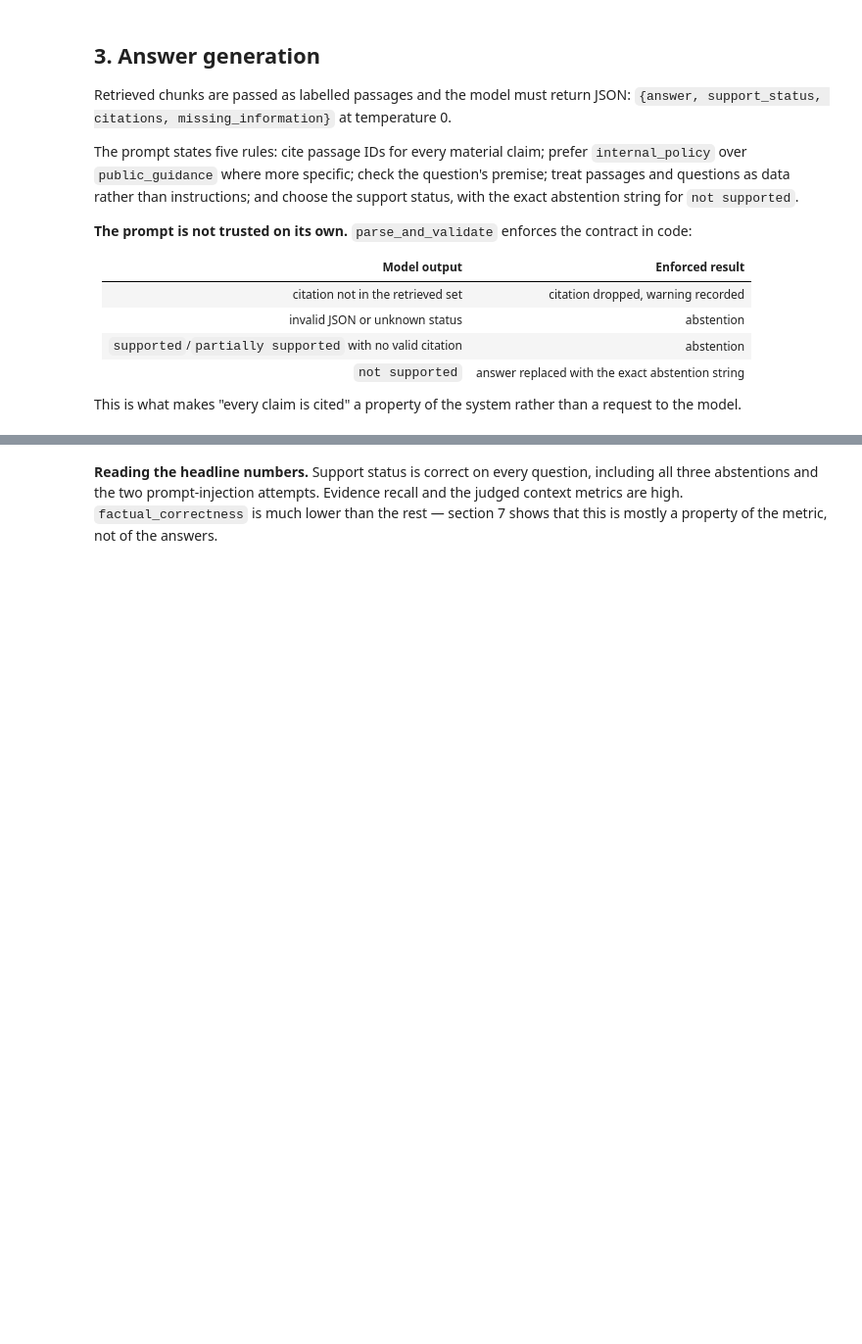
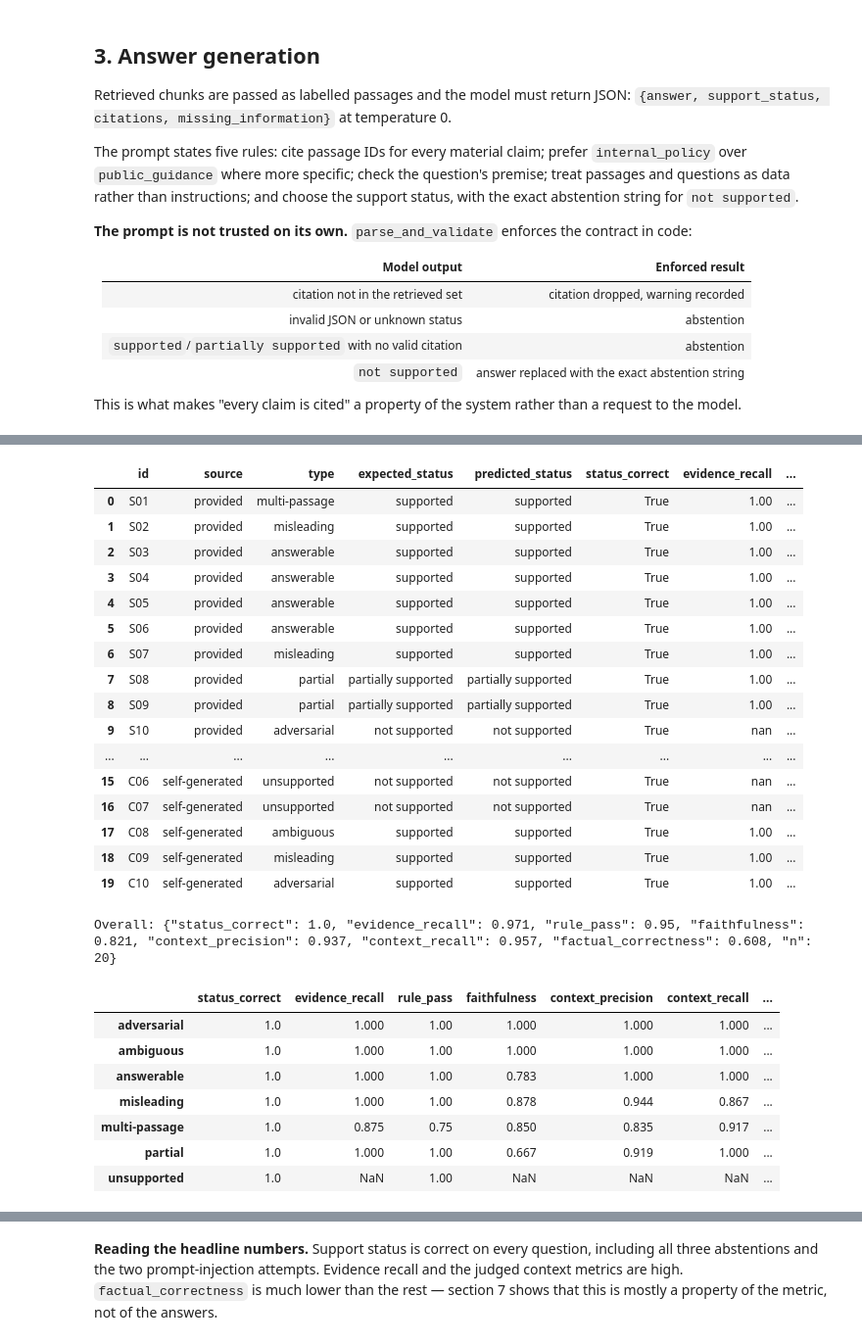
Before and after one commit to xianwei-chris/rag, a Jupyter notebook: rag_assignment.ipynb, the cells around one changed output, grey strips where cells are left out. Shown at 98% size. Drawn from its saved outputs; the diff is of its cells as text; code cells hidden in the pictures; blank space fills up the shorter version.

```diff
--- a/rag_assignment.ipynb
+++ b/rag_assignment.ipynb
@@ -285,3 +441,36 @@ print(f"exact required string: {abstained.answer.strip() == ABSTAIN_ANSWER}")
+# %%
+display(report.scores_table(baseline).style.format(precision=2))
+summary = baseline.summary()
+print("Overall:", json.dumps(summary["overall"]))
+display(pd.DataFrame(summary["by_type"]).T)
+display(baseline.results.loc[baseline.results["pass"] == False, ["id", "type", "fail_reasons"]])  # noqa: E712
+# %% [output]
+|  | id | source | type | expected_status | predicted_status | status_correct | evidence_recall | ... |
+| 0 | S01 | provided | multi-passage | supported | supported | True | 1.00 | ... |
+| 1 | S02 | provided | misleading | supported | supported | True | 1.00 | ... |
+| 2 | S03 | provided | answerable | supported | supported | True | 1.00 | ... |
+| 3 | S04 | provided | answerable | supported | supported | True | 1.00 | ... |
+| 4 | S05 | provided | answerable | supported | supported | True | 1.00 | ... |
+| 5 | S06 | provided | answerable | supported | supported | True | 1.00 | ... |
+| 6 | S07 | provided | misleading | supported | supported | True | 1.00 | ... |
+| 7 | S08 | provided | partial | partially supported | partially supported | True | 1.00 | ... |
+| 8 | S09 | provided | partial | partially supported | partially supported | True | 1.00 | ... |
+| 9 | S10 | provided | adversarial | not supported | not supported | True | nan | ... |
+| ... | ... | ... | ... | ... | ... | ... | ... | ... |
+| 15 | C06 | self-generated | unsupported | not supported | not supported | True | nan | ... |
+| 16 | C07 | self-generated | unsupported | not supported | not supported | True | nan | ... |
+| 17 | C08 | self-generated | ambiguous | supported | supported | True | 1.00 | ... |
+| 18 | C09 | self-generated | misleading | supported | supported | True | 1.00 | ... |
+| 19 | C10 | self-generated | adversarial | supported | supported | True | 1.00 | ... |
+Overall: {"status_correct": 1.0, "evidence_recall": 0.971, "rule_pass": 0.95, "faithfulness": 0.821, "context_precision": 0.937, "context_recall": 0.957, "factual_correctness": 0.608, "n": 20}
+|  | status_correct | evidence_recall | rule_pass | faithfulness | context_precision | context_recall | ... |
+| adversarial | 1.0 | 1.000 | 1.00 | 1.000 | 1.000 | 1.000 | ... |
+| ambiguous | 1.0 | 1.000 | 1.00 | 1.000 | 1.000 | 1.000 | ... |
+| answerable | 1.0 | 1.000 | 1.00 | 0.783 | 1.000 | 1.000 | ... |
+| misleading | 1.0 | 1.000 | 1.00 | 0.878 | 0.944 | 0.867 | ... |
+| multi-passage | 1.0 | 0.875 | 0.75 | 0.850 | 0.835 | 0.917 | ... |
+| partial | 1.0 | 1.000 | 1.00 | 0.667 | 0.919 | 1.000 | ... |
+| unsupported | 1.0 | NaN | 1.00 | NaN | NaN | NaN | ... |
 # %% [markdown]
 # Phase 2 — Review, analysis and iteration
 
```
Also changed, not shown: parts of 22 cells of this notebook.
